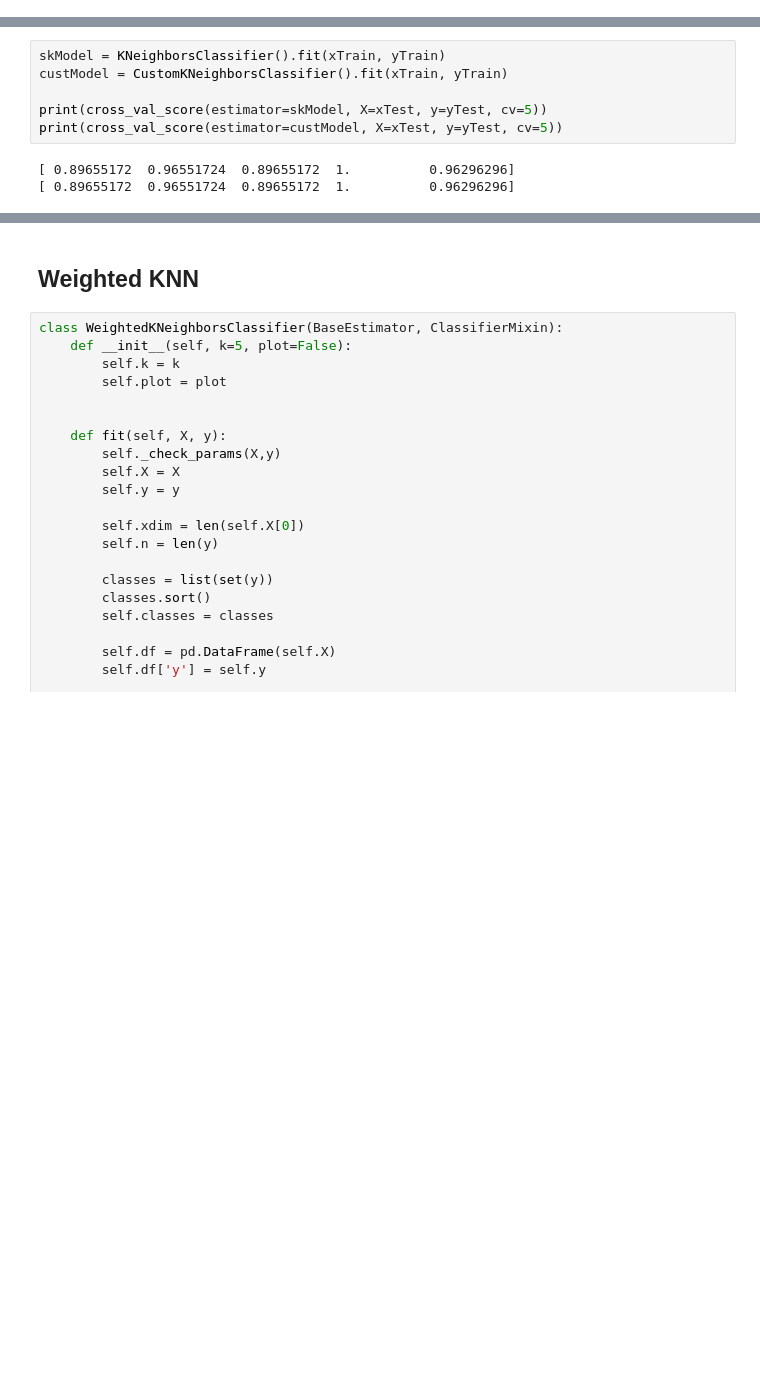
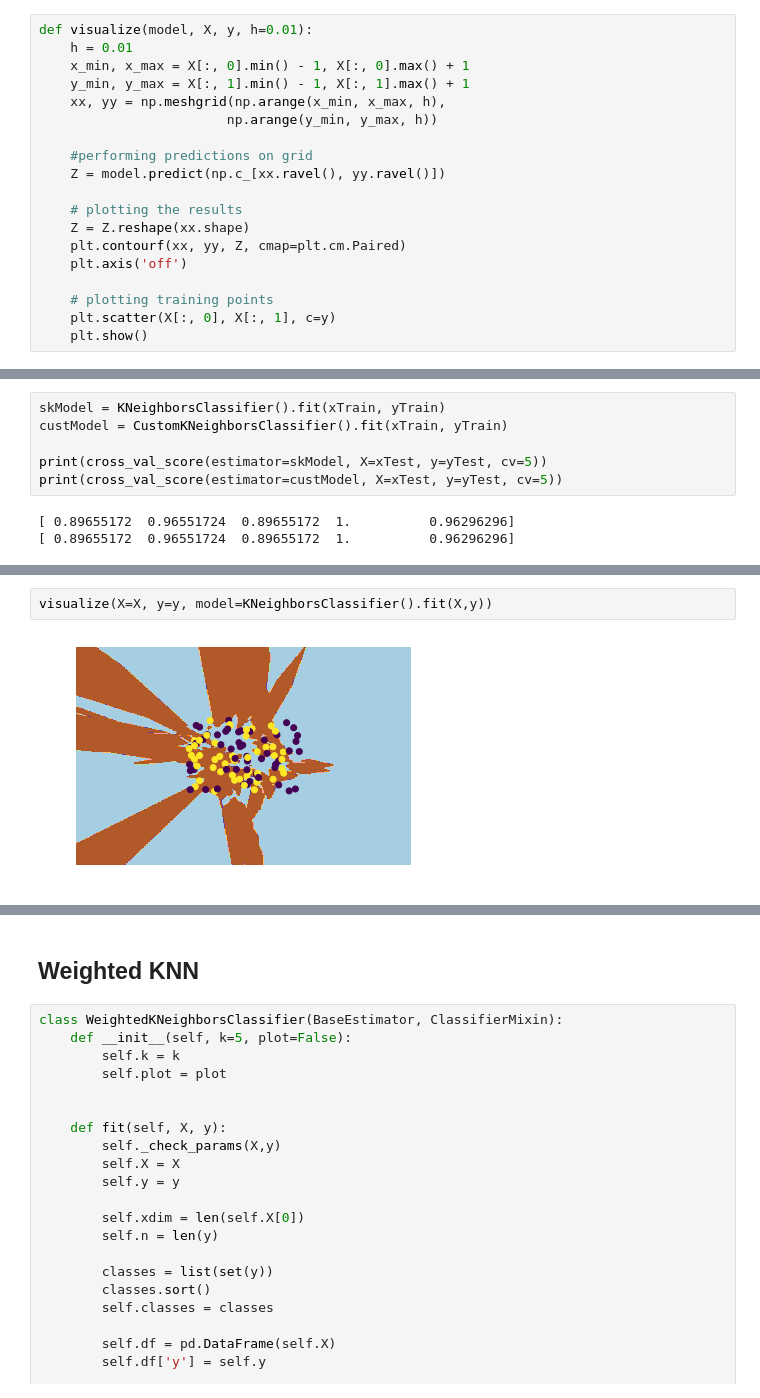
Before and after one commit to sahilsehwag/machine-learning-algorithms, a Jupyter notebook: knn.ipynb, the cells around one changed output, grey strips where cells are left out. Drawn from its saved outputs; the diff is of its cells as text; blank space fills up the shorter version.

```diff
--- a/knn.ipynb
+++ b/knn.ipynb
@@ -5,3 +7,22 @@
+# %%
+def visualize(model, X, y, h=0.01):
+    h = 0.01
+    x_min, x_max = X[:, 0].min() - 1, X[:, 0].max() + 1
+    y_min, y_max = X[:, 1].min() - 1, X[:, 1].max() + 1
+    xx, yy = np.meshgrid(np.arange(x_min, x_max, h),
+                        np.arange(y_min, y_max, h))
+
+    #performing predictions on grid
+    Z = model.predict(np.c_[xx.ravel(), yy.ravel()])
+
+    # plotting the results
+    Z = Z.reshape(xx.shape)
+    plt.contourf(xx, yy, Z, cmap=plt.cm.Paired)
+    plt.axis('off')
+
+    # plotting training points
+    plt.scatter(X[:, 0], X[:, 1], c=y)
+    plt.show()
 # %% [markdown]
 ## Imports
 # %%
@@ -116,0 +148,4 @@ print(cross_val_score(estimator=custModel, X=xTest, y=yTest, cv=5))
+# %%
+visualize(X=X, y=y, model=KNeighborsClassifier().fit(X,y))
+# %% [output]
+[figure, added]
```
Also changed, not shown: parts of 8 cells of this notebook, 1 other file.
